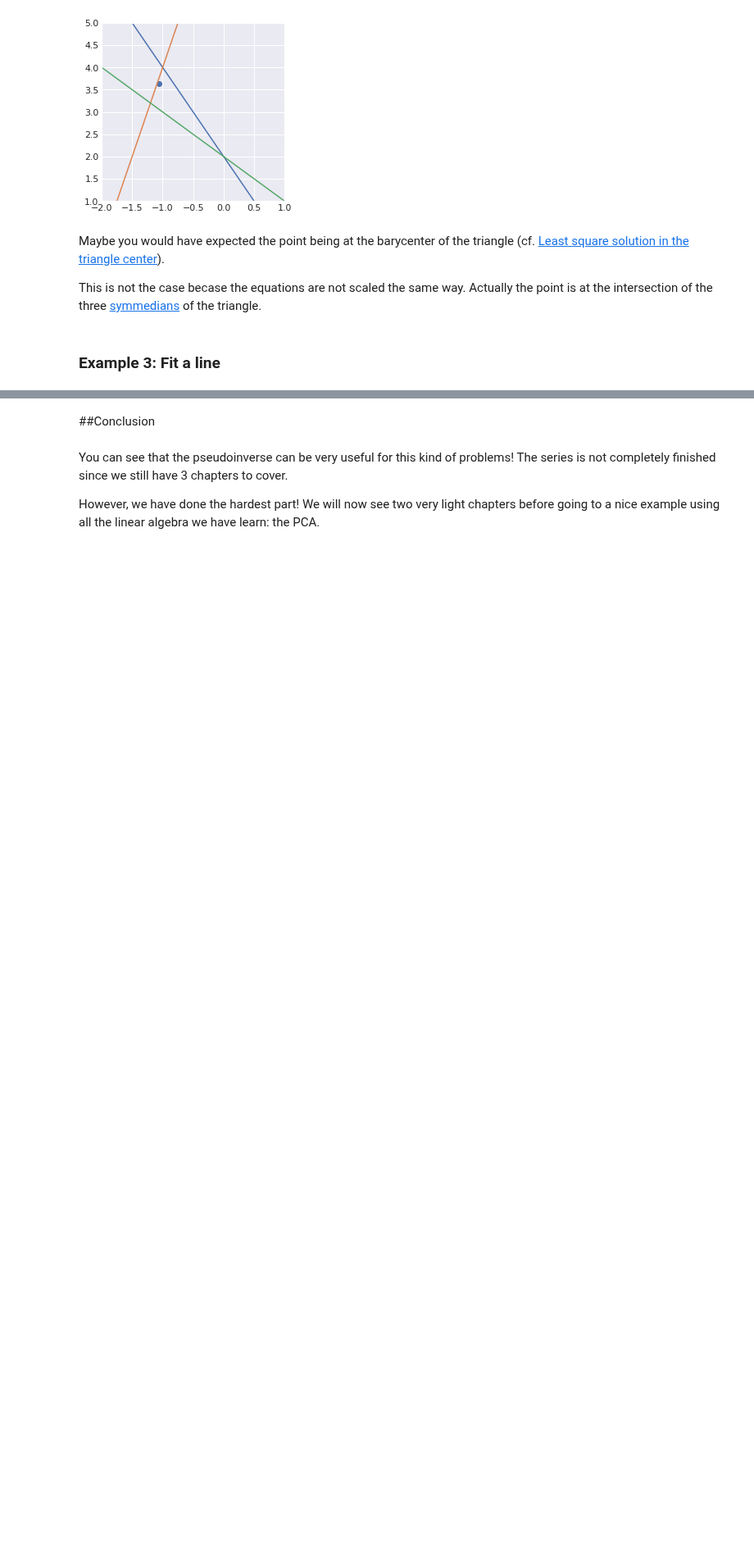
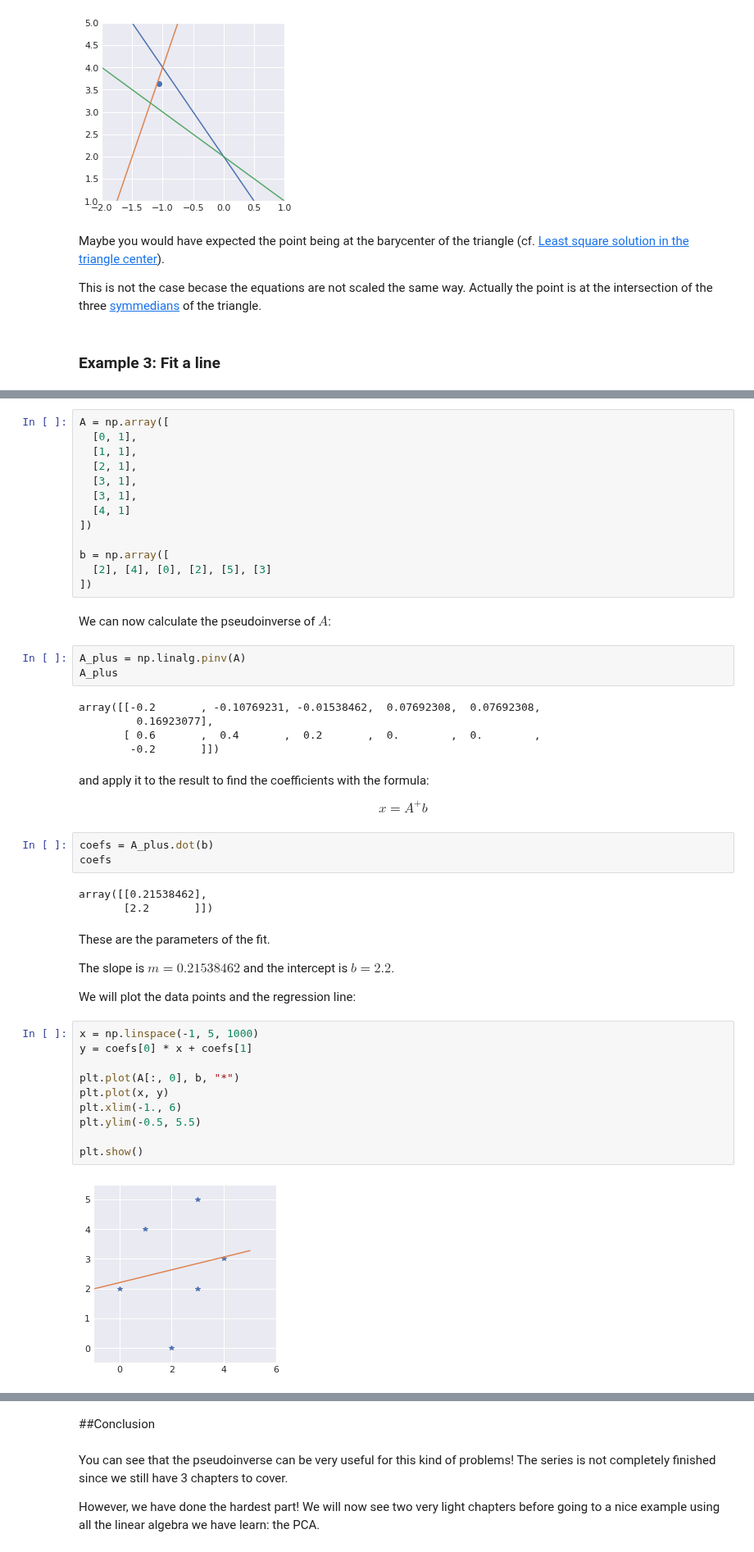
Before and after one commit to rahiakela/mathematics-for-machine-learning, a Jupyter notebook: deep-learning-book-maths/2_9_moore_penrose_pseudoinverse.ipynb, the cells around one changed output, grey strips where cells are left out. Shown at 82% size. Saved outputs shown, nothing was run; the diff lists cells and outputs as text; blank space fills up the shorter version.

```diff
--- a/deep-learning-book-maths/2_9_moore_penrose_pseudoinverse.ipynb
+++ b/deep-learning-book-maths/2_9_moore_penrose_pseudoinverse.ipynb
@@ -416,0 +412,53 @@ array([[-0.69366543,  0.59343205, -0.40824829],
+# %%
+A = np.array([
+  [0, 1],
+  [1, 1],
+  [2, 1],
+  [3, 1],
+  [3, 1],
+  [4, 1]
+])
+
+b = np.array([
+  [2], [4], [0], [2], [5], [3]
+])
+# %% [markdown]
+We can now calculate the pseudoinverse of ${A}$:
+# %%
+A_plus = np.linalg.pinv(A)
+A_plus
+# %% [output]
+array([[-0.2       , -0.10769231, -0.01538462,  0.07692308,  0.07692308,
+         0.16923077],
+       [ 0.6       ,  0.4       ,  0.2       ,  0.        ,  0.        ,
+        -0.2       ]])
+# %% [markdown]
+and apply it to the result to find the coefficients with the formula:
+
+$$
+{x}={A}^+{b}
+$$
+# %%
+coefs = A_plus.dot(b)
+coefs
+# %% [output]
+array([[0.21538462],
+       [2.2       ]])
+# %% [markdown]
+These are the parameters of the fit.
+
+The slope is $m=0.21538462$ and the intercept is $b=2.2$.
+
+We will plot the data points and the regression line:
+# %%
+x = np.linspace(-1, 5, 1000)
+y = coefs[0] * x + coefs[1]
+
+plt.plot(A[:, 0], b, "*")
+plt.plot(x, y)
+plt.xlim(-1., 6)
+plt.ylim(-0.5, 5.5)
+
+plt.show()
+# %% [output]
+[figure, added]
```
Also changed, not shown: parts of 13 cells of this notebook.
